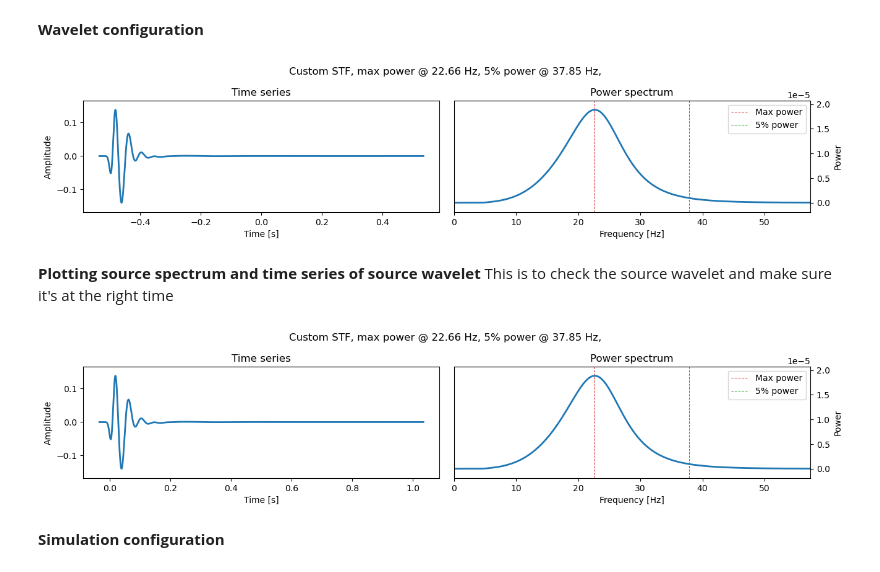
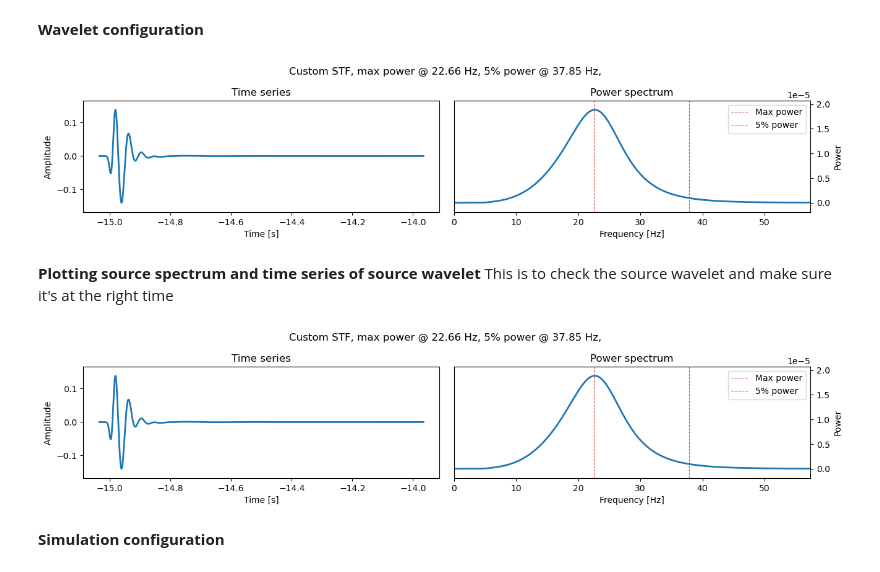
Before and after one commit to s-bachmann/researchmodule_agp, a Jupyter notebook: simulations/simulation_pure_acoustic.ipynb, the cells around one changed output. Cells and saved outputs as stored; diff of their text form; code cells hidden in the pictures.

```diff
--- a/simulations/simulation_pure_acoustic.ipynb
+++ b/simulations/simulation_pure_acoustic.ipynb
@@ -107,35 +103,35 @@ tr.trim(
 )
 tr.filter("bandpass", freqmin=5.0, freqmax=25.0, corners=4)
 
 # shifting the wavelet center by a given amount of seconds
-shift_seconds = 0.5  # make center 0.5 s earlier
+shift_seconds = 15  # make center XX s earlier
 
 dt = float(time_vector[1] - time_vector[0])
 fs = 1.0 / dt
 
 # create custom wavelet with earlier start time
 custom_wavelet = sn.simple_config.stf.Custom.from_array(
     array=tr.data,
     sampling_rate_in_hertz=fs,
     start_time_in_seconds=float(time_vector[0]) - shift_seconds,
 )
 
 # Define start and end time outside of event configuration so it can be reused
 starttime=tr.stats.starttime
 endtime=tr.stats.endtime + 1.0
 
 # adjust event waveform window so it still covers the shifted wavelet
 ec = sn.EventConfiguration(
     wavelet=custom_wavelet,
     waveform_simulation_configuration=sn.WaveformSimulationConfiguration(
         start_time_in_seconds=float(starttime) - shift_seconds,
         end_time_in_seconds=float(endtime),  # extend end if needed
     ),
 )
 
 ec.wavelet.plot()
 # %% [output]
-[figure, old version]
+[figure, new version]
 # %%
 # # Event configuration taken from the tutorial, this centers the wavelet at t=0s
 # ec = sn.EventConfiguration(
@@ -152,7 +148,7 @@ This is to check the source wavelet and make sure it's at the right time
 # Plotting source wavelet spectrum and time series usingh salvus function from. tutorial 1
 ec.wavelet.plot()
 # %% [output]
-[figure, old version]
+[figure, new version]
 # %% [markdown]
 **Simulation configuration**
 # %%
```
Also changed, not shown: parts of 13 cells of this notebook.
